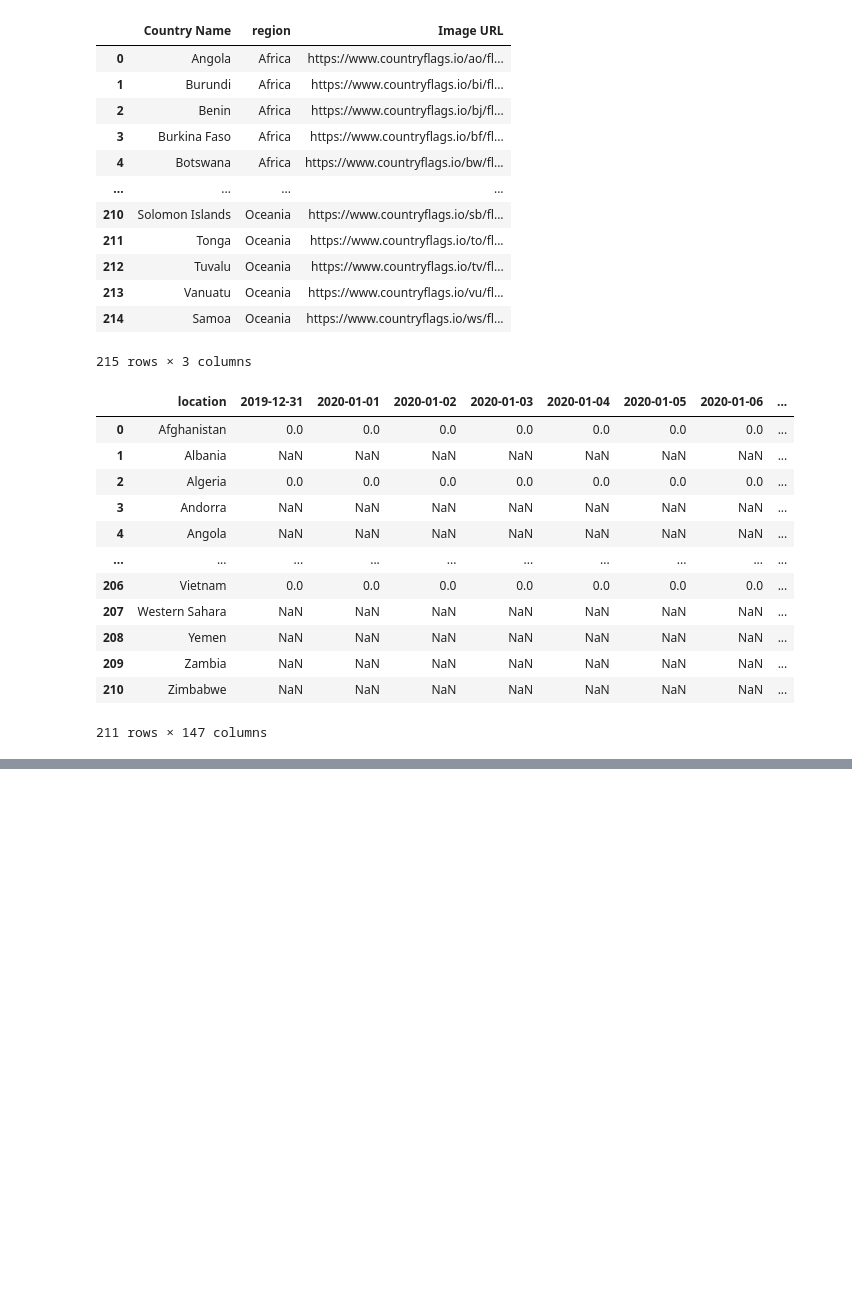
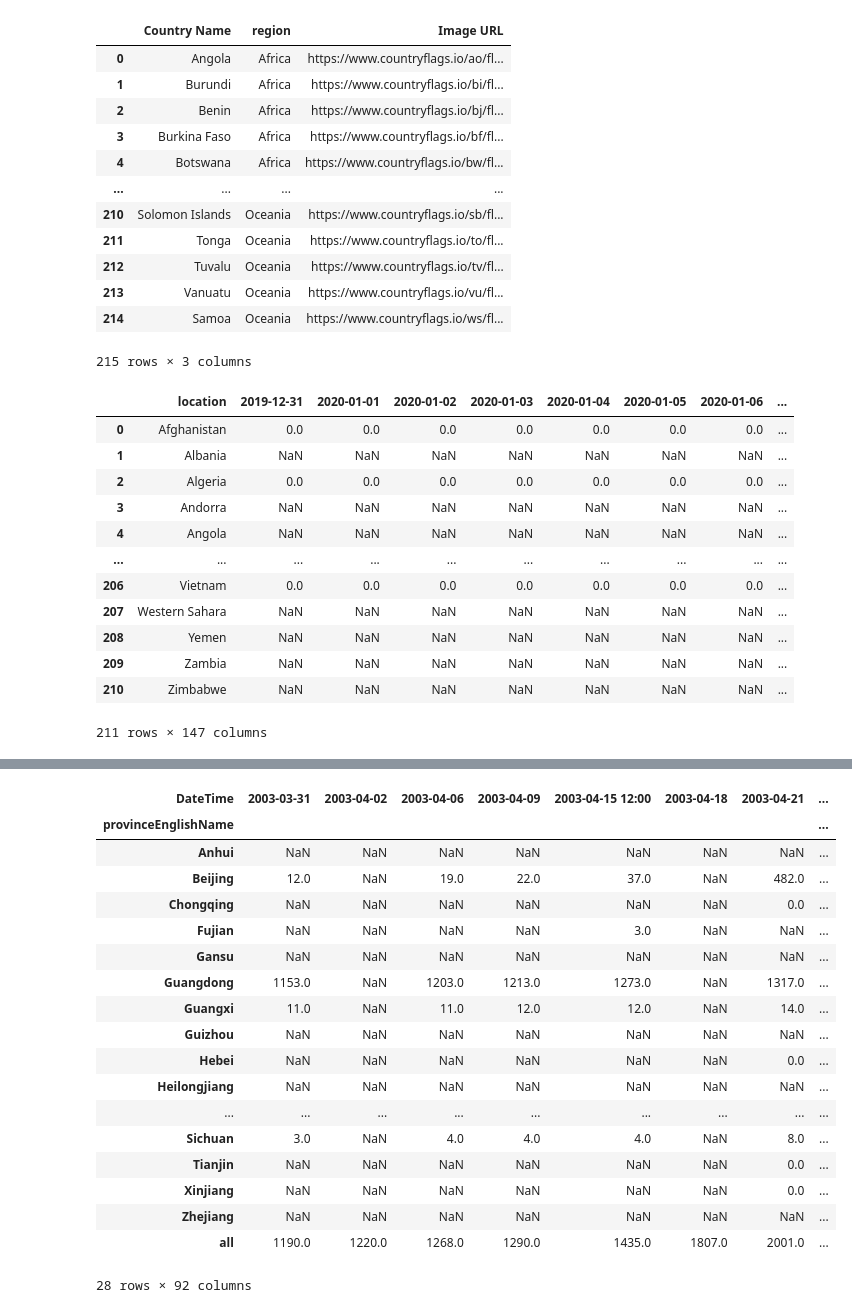
Before and after one commit to SherryJYC/COVID_19_Visualization, a Jupyter notebook: Raw/Untitled.ipynb, the cells around one changed output, grey strips where cells are left out. Drawn from its saved outputs; the diff is of its cells as text; code cells hidden in the pictures; blank space fills up the shorter version.

```diff
--- a/Raw/Untitled.ipynb
+++ b/Raw/Untitled.ipynb
@@ -76,0 +735,2 @@ world_join.to_csv('world_join.csv',index=False)
+# %%
+sars = pd.read_csv('../Processd_Data/sars_data.csv')
@@ -76,0 +753,23 @@ world_join.to_csv('world_join.csv',index=False)
+# %%
+confirm = sars.pivot(index='provinceEnglishName',columns='DateTime',values='city_confirmedCount')
+confirm
+# %% [output]
+| DateTime | 2003-03-31 | 2003-04-02 | 2003-04-06 | 2003-04-09 | 2003-04-15 12:00 | 2003-04-18 | 2003-04-21 | ... |
+| provinceEnglishName |  |  |  |  |  |  |  | ... |
+| Anhui | NaN | NaN | NaN | NaN | NaN | NaN | NaN | ... |
+| Beijing | 12.0 | NaN | 19.0 | 22.0 | 37.0 | NaN | 482.0 | ... |
+| Chongqing | NaN | NaN | NaN | NaN | NaN | NaN | 0.0 | ... |
+| Fujian | NaN | NaN | NaN | NaN | 3.0 | NaN | NaN | ... |
+| Gansu | NaN | NaN | NaN | NaN | NaN | NaN | NaN | ... |
+| Guangdong | 1153.0 | NaN | 1203.0 | 1213.0 | 1273.0 | NaN | 1317.0 | ... |
+| Guangxi | 11.0 | NaN | 11.0 | 12.0 | 12.0 | NaN | 14.0 | ... |
+| Guizhou | NaN | NaN | NaN | NaN | NaN | NaN | NaN | ... |
+| Hebei | NaN | NaN | NaN | NaN | NaN | NaN | 0.0 | ... |
+| Heilongjiang | NaN | NaN | NaN | NaN | NaN | NaN | NaN | ... |
+| ... | ... | ... | ... | ... | ... | ... | ... | ... |
+| Sichuan | 3.0 | NaN | 4.0 | 4.0 | 4.0 | NaN | 8.0 | ... |
+| Tianjin | NaN | NaN | NaN | NaN | NaN | NaN | 0.0 | ... |
+| Xinjiang | NaN | NaN | NaN | NaN | NaN | NaN | 0.0 | ... |
+| Zhejiang | NaN | NaN | NaN | NaN | NaN | NaN | NaN | ... |
+| all | 1190.0 | 1220.0 | 1268.0 | 1290.0 | 1435.0 | 1807.0 | 2001.0 | ... |
+28 rows × 92 columns
```
Also changed, not shown: parts of 92 cells of this notebook, 27 other files.
